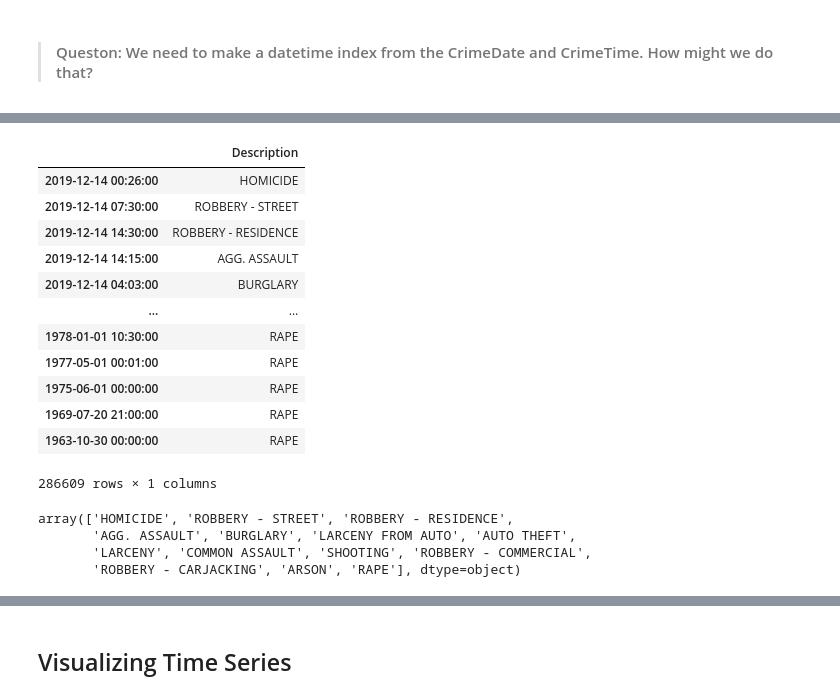
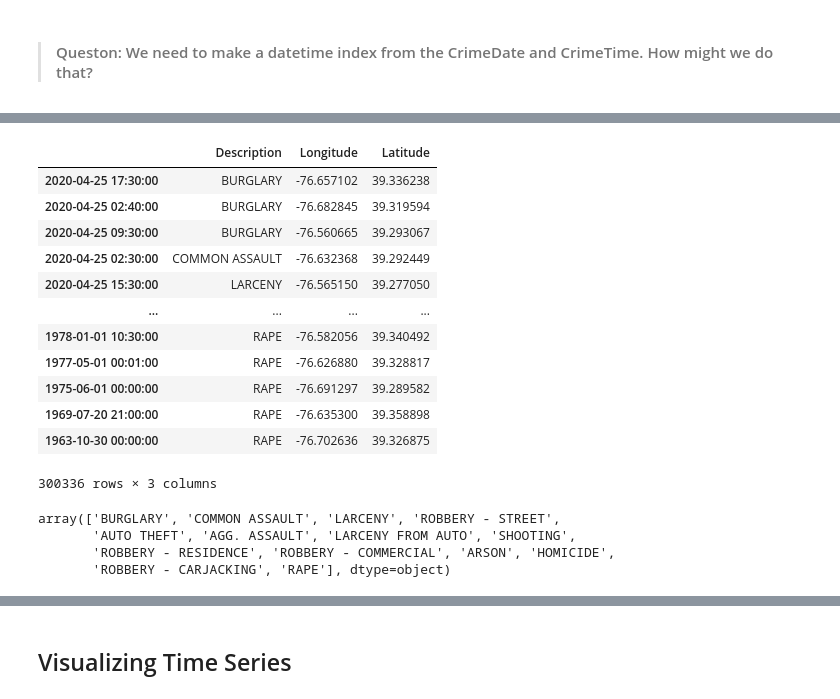
Before and after one commit to jirvingphd/fsds_070620_FT, a Jupyter notebook: Mod_4/sect_37_intro_to_time_series/sect_37_pt1_intro_to_time_series_crime-WIP-070620FT.ipynb, the cells around one changed output, grey strips where cells are left out. Saved outputs shown, nothing was run; the diff lists cells and outputs as text; code cells hidden in the pictures.

```diff
--- a/Mod_4/sect_37_intro_to_time_series/sect_37_pt1_intro_to_time_series_crime-WIP-070620FT.ipynb
+++ b/Mod_4/sect_37_intro_to_time_series/sect_37_pt1_intro_to_time_series_crime-WIP-070620FT.ipynb
@@ -51,10 +44,9 @@ mpl.rcParams['figure.figsize'] = (12,6)
 # %% [markdown]
 ### Creating a Time Series from a DataFrame
 # %%
-df = fs.datasets.load_ts_baltimore_crime_full(read_csv_kwds={
-    'low_memory':False,
-    'usecols':list(range(12))
-})
+df = pd.read_csv('baltimore_crime_2020.csv',low_memory=False,
+                usecols=range(12))#fs.datasets.load_ts_baltimore_crime_full(read_csv_kwds={
+#     'low_memory':False,'usecols':list(range(12)) })
 df.head()
 # %% [output]
 |  | CrimeDate | CrimeTime | CrimeCode | Location | Description | Inside/Outside | Weapon | Post | District | ... |
@@ -148,0 +120,7 @@ df.head()
+# %%
+if 'df_orig' not in locals():
+    print('True')
+    df_orig =df.copy()
+else:
+    print('df_orig already exists')
+df_orig
@@ -149,35 +142,30 @@ df.head()
 # %%
 # ## Identify columns to drop/keep
-# drop_cols = ['CrimeDate','CrimeTime','CrimeCode','Location',
-#              'Premise','Post','Neighborhood','Location 1',
-#              'vri_name1','Total Incidents','Weapon','Inside/Outside',
-#              'Longitude','Latitude']
-
-keep_cols = ['Description']#,'Weapon',]
+keep_cols = ['Description','Longitude','Latitude']
 
 ##  Drop unwanted cols
-df = df[keep_cols]
+df = df_orig[keep_cols].copy()
 df
 # %% [output]
-|  | Description |
-| 2019-12-14 00:26:00 | HOMICIDE |
-| 2019-12-14 07:30:00 | ROBBERY - STREET |
-| 2019-12-14 14:30:00 | ROBBERY - RESIDENCE |
-| 2019-12-14 14:15:00 | AGG. ASSAULT |
-| 2019-12-14 04:03:00 | BURGLARY |
-| ... | ... |
-| 1978-01-01 10:30:00 | RAPE |
-| 1977-05-01 00:01:00 | RAPE |
-| 1975-06-01 00:00:00 | RAPE |
-| 1969-07-20 21:00:00 | RAPE |
-| 1963-10-30 00:00:00 | RAPE |
+|  | Description | Longitude | Latitude |
+| 2020-04-25 17:30:00 | BURGLARY | -76.657102 | 39.336238 |
+| 2020-04-25 02:40:00 | BURGLARY | -76.682845 | 39.319594 |
+| 2020-04-25 09:30:00 | BURGLARY | -76.560665 | 39.293067 |
+| 2020-04-25 02:30:00 | COMMON ASSAULT | -76.632368 | 39.292449 |
+| 2020-04-25 15:30:00 | LARCENY | -76.565150 | 39.277050 |
+| ... | ... | ... | ... |
+| 1978-01-01 10:30:00 | RAPE | -76.582056 | 39.340492 |
+| 1977-05-01 00:01:00 | RAPE | -76.626880 | 39.328817 |
+| 1975-06-01 00:00:00 | RAPE | -76.691297 | 39.289582 |
+| 1969-07-20 21:00:00 | RAPE | -76.635300 | 39.358898 |
+| 1963-10-30 00:00:00 | RAPE | -76.702636 | 39.326875 |
-286609 rows × 1 columns
+300336 rows × 3 columns
 # %%
 ## Get list of crimes to iterate through
 crime_types = df['Description'].unique()
 crime_types
 # %% [output]
-array(['HOMICIDE', 'ROBBERY - STREET', 'ROBBERY - RESIDENCE',
-       'AGG. ASSAULT', 'BURGLARY', 'LARCENY FROM AUTO', 'AUTO THEFT',
-       'LARCENY', 'COMMON ASSAULT', 'SHOOTING', 'ROBBERY - COMMERCIAL',
-       'ROBBERY - CARJACKING', 'ARSON', 'RAPE'], dtype=object)
+array(['BURGLARY', 'COMMON ASSAULT', 'LARCENY', 'ROBBERY - STREET',
+       'AUTO THEFT', 'AGG. ASSAULT', 'LARCENY FROM AUTO', 'SHOOTING',
+       'ROBBERY - RESIDENCE', 'ROBBERY - COMMERCIAL', 'ARSON', 'HOMICIDE',
+       'ROBBERY - CARJACKING', 'RAPE'], dtype=object)
```
Also changed, not shown: parts of 57 cells of this notebook, 2 other files.
